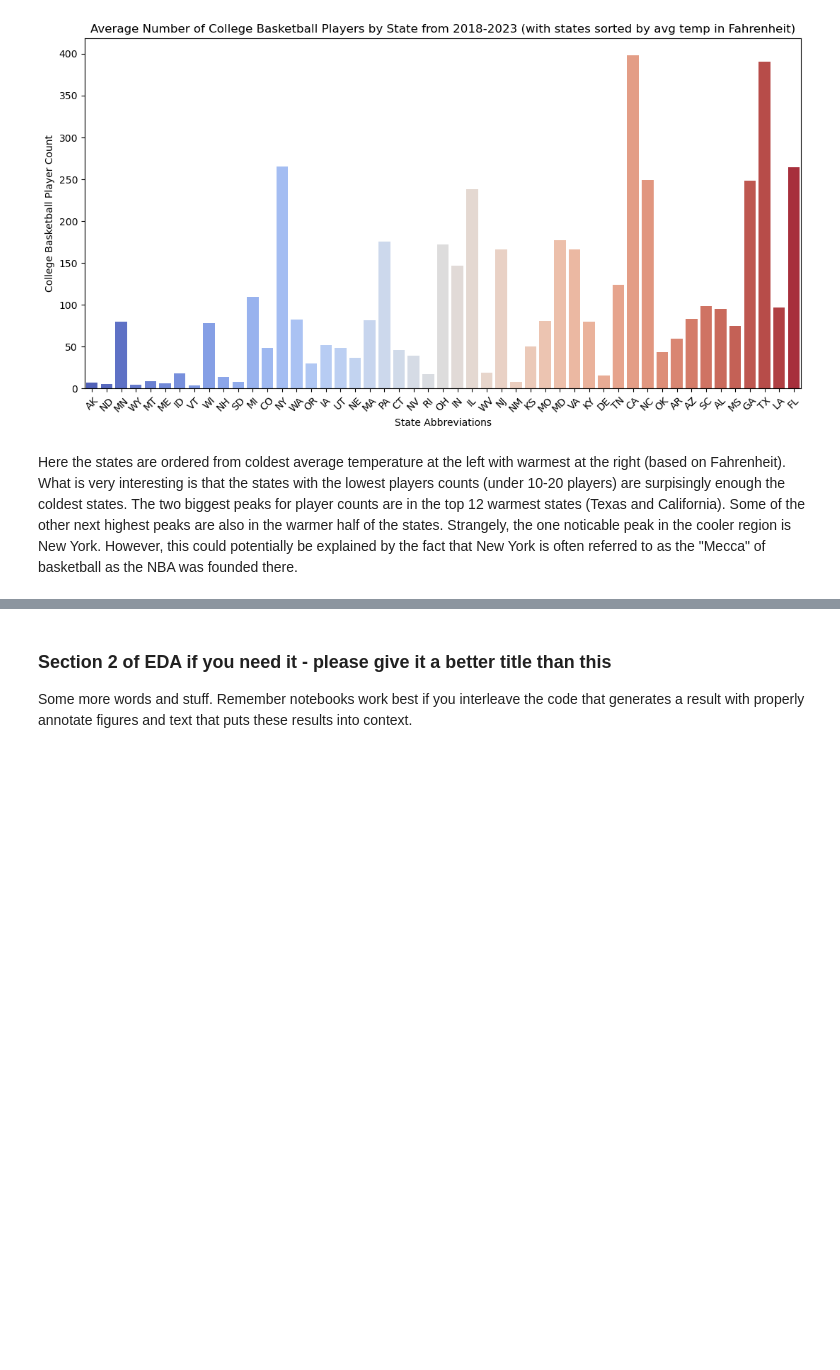
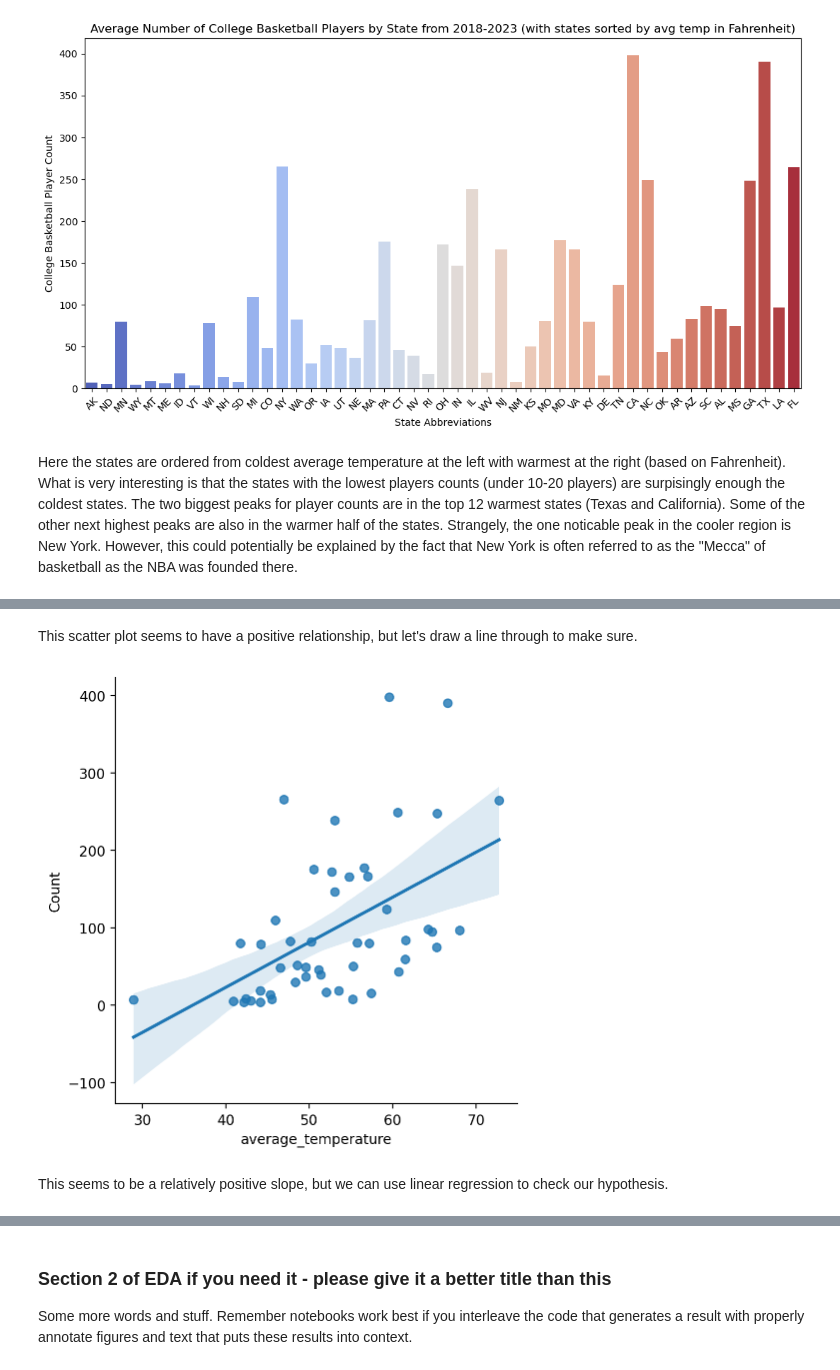
Before and after one commit to jayden789/State-weather-player-performance, a Jupyter notebook: EDACheckpoint_group69.ipynb, the cells around one changed output, grey strips where cells are left out. Saved outputs shown, nothing was run; the diff lists cells and outputs as text; code cells hidden in the pictures; blank space fills up the shorter version.

```diff
--- a/EDACheckpoint_group69.ipynb
+++ b/EDACheckpoint_group69.ipynb
@@ -782,0 +806,12 @@ Here the states are ordered from coldest average temperature at the left with wa
+# %% [markdown]
+This scatter plot seems to have a positive relationship, but let's draw a line through to make sure.
+# %%
+# Converting all values in 'average_temperature' and 'Count' columns to float
+merged_df['average_temperature'] = merged_df['average_temperature'].astype(float)
+merged_df['Count'] = merged_df['Count'].astype(float)
+
+sns.lmplot(x='average_temperature', y='Count', data=merged_df);
+# %% [output]
+[figure, added]
+# %% [markdown]
+This seems to be a relatively positive slope, but we can use linear regression to check our hypothesis.
```
Also changed, not shown: parts of 7 cells of this notebook.
